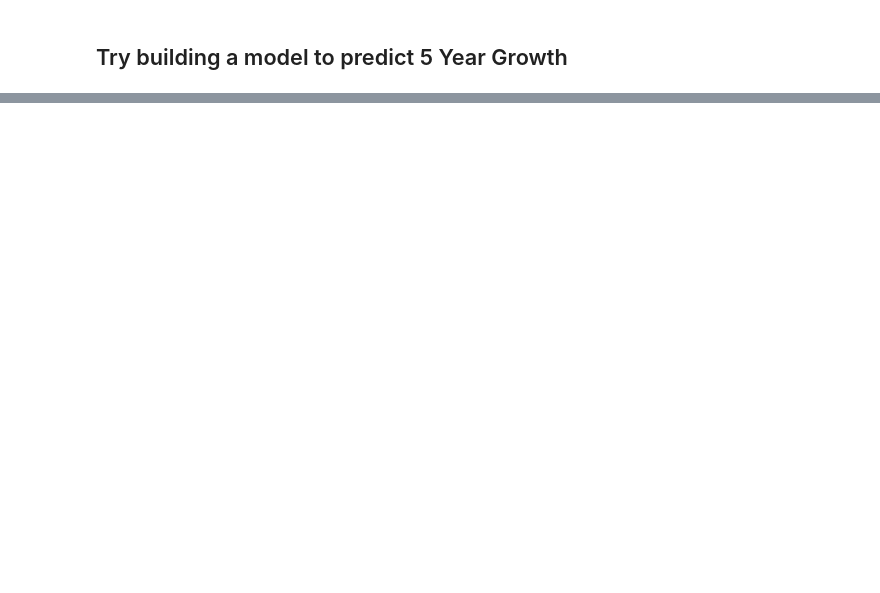
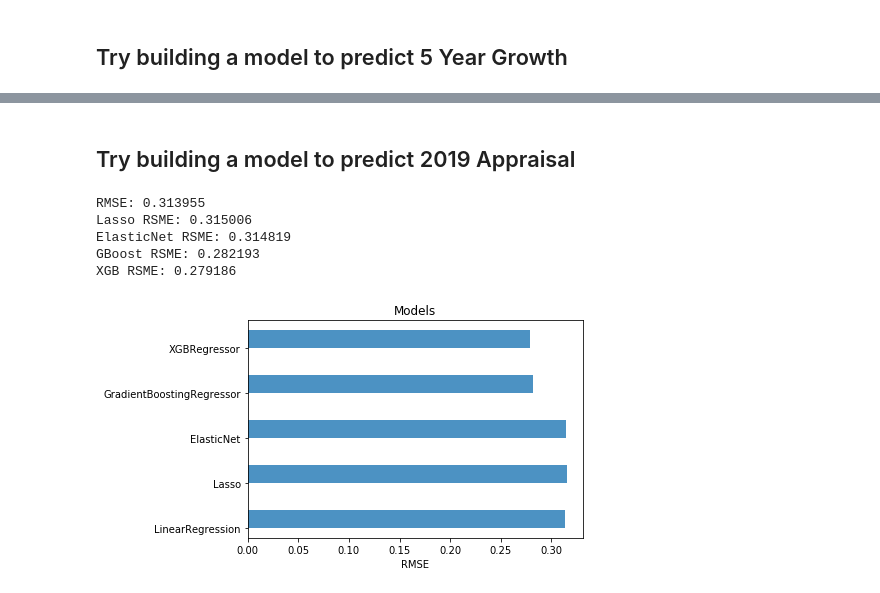
Before and after one commit to kevincherianjoe/f19-EE382V-Scalable-Machine-Learning-, a Jupyter notebook: 07-Predict-5YearGrowth.ipynb, the cells around one changed output, grey strips where cells are left out. Cells and saved outputs as stored; diff of their text form; code cells hidden in the pictures; blank space fills up the shorter version.

```diff
--- a/07-Predict-5YearGrowth.ipynb
+++ b/07-Predict-5YearGrowth.ipynb
@@ -246,0 +240,12 @@ plt.show()
+# %% [markdown]
+## Try building a model to predict 2019 Appraisal
+# %%
+# build a model to predict 2019 Appraisal with zip codes included
+result = evaluate_model(df, '2019 Appraisal', True)
+# %% [output]
+RMSE: 0.313955
+Lasso RSME: 0.315006
+ElasticNet RSME: 0.314819
+GBoost RSME: 0.282193
+XGB RSME: 0.279186
+[figure, added]
```
Also changed, not shown: parts of 18 cells of this notebook, 4 other files.
